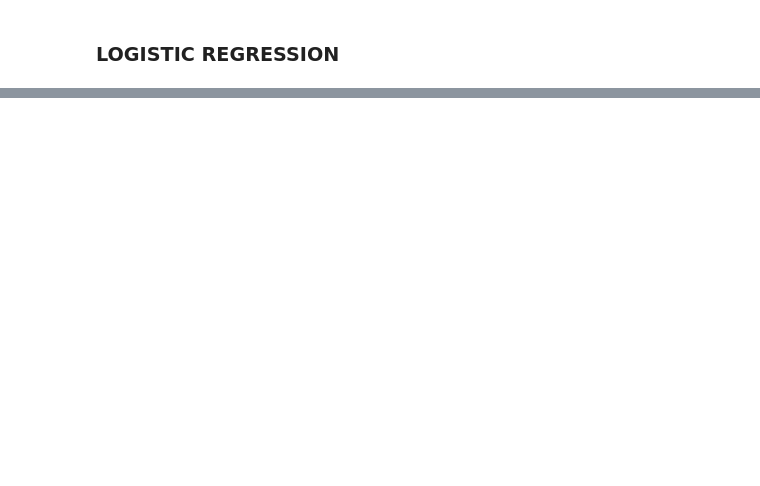
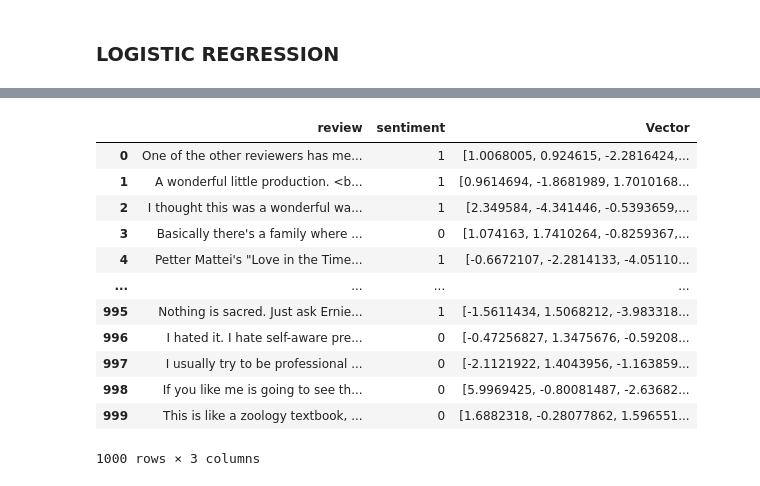
Before and after one commit to KARTHIKEYANC04052002/Machine-Learning-AI-Internship, a Jupyter notebook: ML_Internship_Assignments.ipynb, the cells around one changed output, grey strips where cells are left out. Drawn from its saved outputs; the diff is of its cells as text; code cells hidden in the pictures; blank space fills up the shorter version.

```diff
--- a/ML_Internship_Assignments.ipynb
+++ b/ML_Internship_Assignments.ipynb
@@ -595,0 +896,2 @@ rtest_df
+# %%
+imdb_df = pd.read_csv('https://raw.githubusercontent.com/KARTHIKEYANC04052002/Machine-Learning-AI-Internship/main/IMDB%20Dataset.csv')
@@ -595,0 +926,17 @@ rtest_df
+# %%
+imdb_df['Vector'] = imdb_df['review'].apply(lambda x:Vectorize(x))
+imdb_df
+# %% [output]
+|  | review | sentiment | Vector |
+| 0 | One of the other reviewers has me... | 1 | [1.0068005, 0.924615, -2.2816424,... |
+| 1 | A wonderful little production. <b... | 1 | [0.9614694, -1.8681989, 1.7010168... |
+| 2 | I thought this was a wonderful wa... | 1 | [2.349584, -4.341446, -0.5393659,... |
+| 3 | Basically there's a family where ... | 0 | [1.074163, 1.7410264, -0.8259367,... |
+| 4 | Petter Mattei's "Love in the Time... | 1 | [-0.6672107, -2.2814133, -4.05110... |
+| ... | ... | ... | ... |
+| 995 | Nothing is sacred. Just ask Ernie... | 1 | [-1.5611434, 1.5068212, -3.983318... |
+| 996 | I hated it. I hate self-aware pre... | 0 | [-0.47256827, 1.3475676, -0.59208... |
+| 997 | I usually try to be professional ... | 0 | [-2.1121922, 1.4043956, -1.163859... |
+| 998 | If you like me is going to see th... | 0 | [5.9969425, -0.80081487, -2.63682... |
+| 999 | This is like a zoology textbook, ... | 0 | [1.6882318, -0.28077862, 1.596551... |
+1000 rows × 3 columns
```
Also changed, not shown: parts of 46 cells of this notebook.
